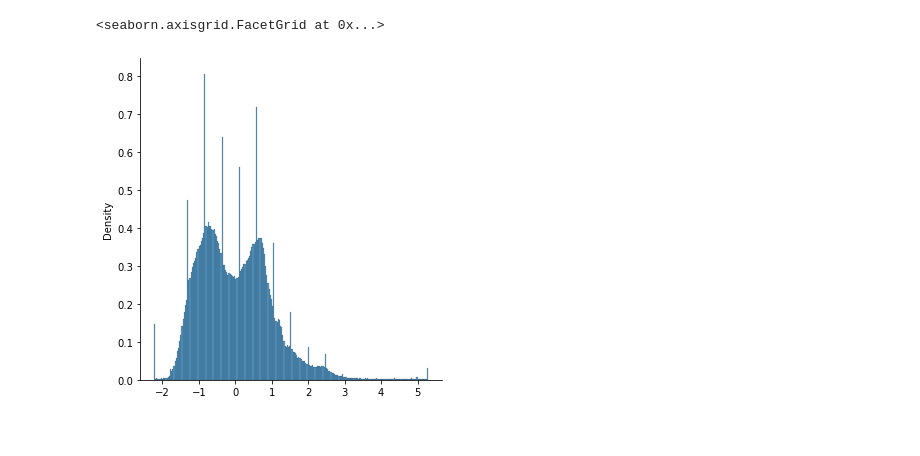
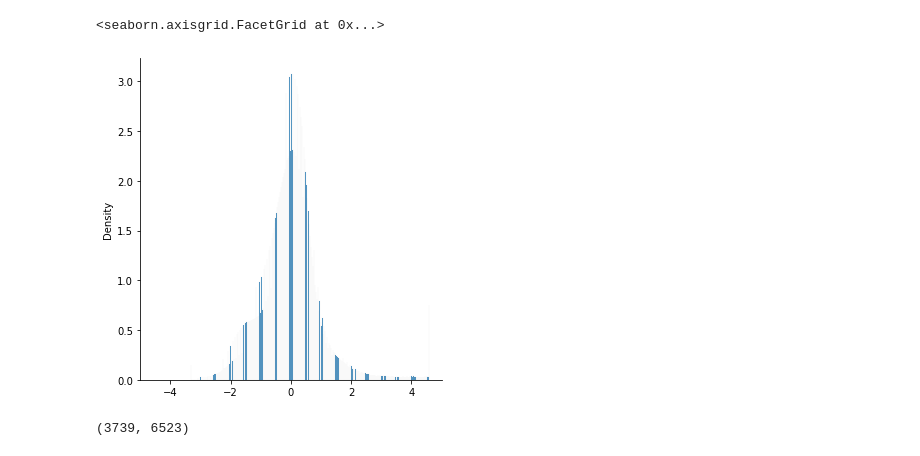
Before and after one commit to bryanjonas/pytorch-nested-unet, a Jupyter notebook: ImageDist.ipynb, the cells around one changed output. Cells and saved outputs as stored; diff of their text form; code cells hidden in the pictures.

```diff
--- a/ImageDist.ipynb
+++ b/ImageDist.ipynb
@@ -17,9 +19,16 @@ sns.displot(img, stat="density")
 # %%
-img2 = imread('WPTest.PNG')
-img2 = cv2.cvtColor(img2, cv2.COLOR_BGR2GRAY)
-img2 = img2.flatten()/img2.max()
+img2 = imread('20NOV16160831-P3DS-013365548010_01_P001.TIF')
+#img2 = cv2.cvtColor(img2, cv2.COLOR_BGR2GRAY)
+
 img2 = (img2 - img2.mean()) / img2.std()
-sns.displot(img2, stat="density")
+img2_h = img2.flatten()
+#img2 = np.tanh(((img2 - img2.mean()))/img2.std())
+ax = sns.displot(img2_h, stat="density")
+ax.set(xlim=(-5,5))
 # %% [output]
 <seaborn.axisgrid.FacetGrid at 0x...>
-[figure, old version]
+[figure, new version]
+# %%
+img2.shape
+# %% [output]
+(3739, 6523)
```
Also changed, not shown: parts of 3 cells of this notebook.
